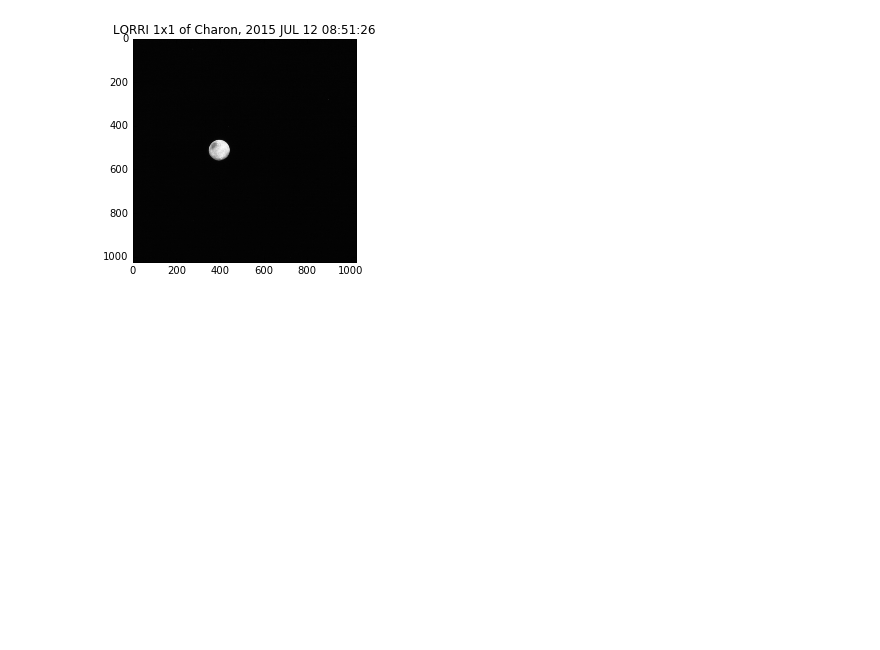
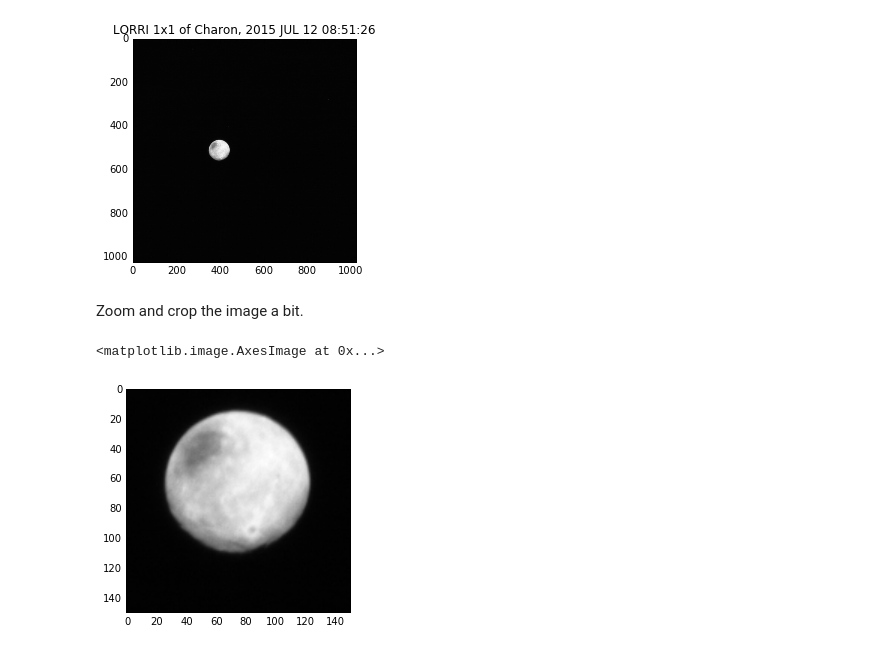
Before and after one commit to henrythroop/python_hbt, a Jupyter notebook: Xaviers_Sep16/SPICE Tutorial - New Horizons.ipynb, the cells around one changed output. Cells and saved outputs as stored; diff of their text form; code cells hidden in the pictures; blank space fills up the shorter version.

```diff
--- a/Xaviers_Sep16/SPICE Tutorial - New Horizons.ipynb
+++ b/Xaviers_Sep16/SPICE Tutorial - New Horizons.ipynb
@@ -92,3 +120,10 @@ plt.title("{}, {}".format(sapdesc, cspice.et2utc(et, 'C', 0)))
 # %% [output]
 <matplotlib.text.Text at 0x...>
 [figure]
+# %% [markdown]
+Zoom and crop the image a bit.
+# %%
+plt.imshow(im[450:600,320:470])
+# %% [output]
+<matplotlib.image.AxesImage at 0x...>
+[figure, added]
```
Also changed, not shown: parts of 14 cells of this notebook.
